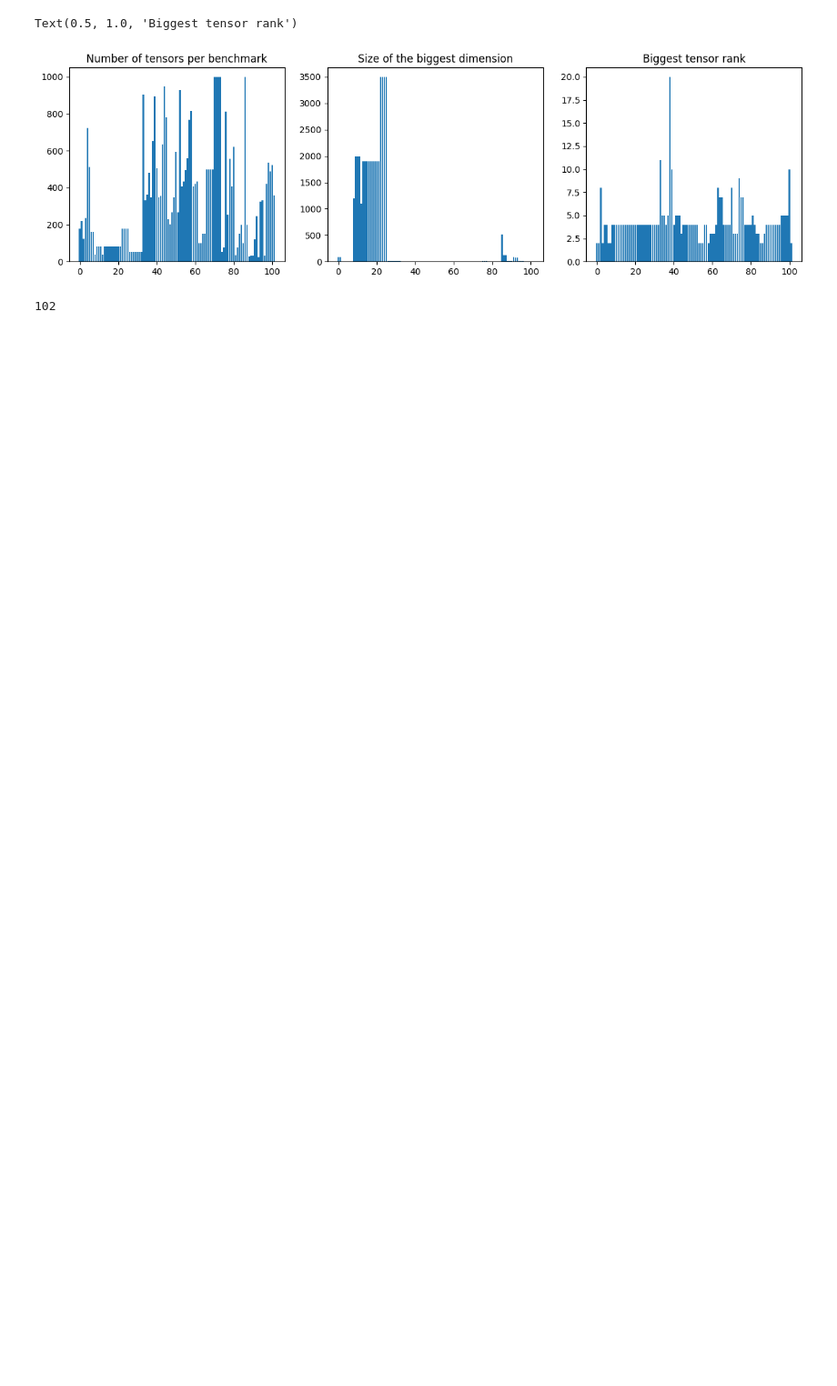
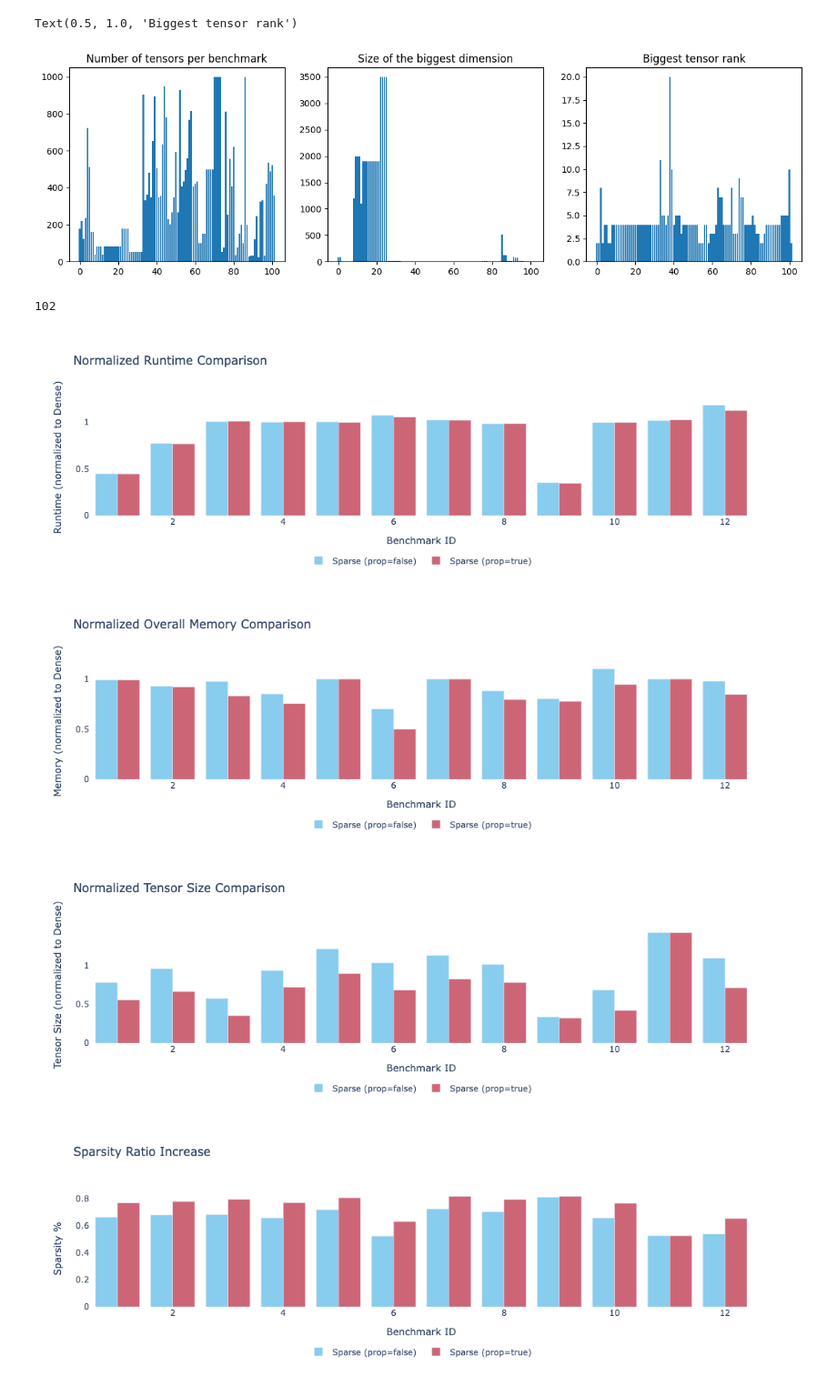
Before and after one commit to lac-dcc/adlet, a Jupyter notebook: benchmarks/analysis/einsum.ipynb, the cells around one changed output. Shown at 91% size. Saved outputs shown, nothing was run; the diff lists cells and outputs as text; code cells hidden in the pictures; blank space fills up the shorter version.

Commit message:
fix: sparsity ratio on sparsity vectors
chore: improve einsum plot

```diff
--- a/benchmarks/analysis/einsum.ipynb
+++ b/benchmarks/analysis/einsum.ipynb
@@ -46,7 +47,7 @@ print(len(benchmark_data))
 102
 # %%
 # --- Load and preprocess ---
-df = pd.read_csv("einsum-data/13_90_5_complete.txt")
+df = pd.read_csv("einsum-data/13_50_5_complete.txt")
 df.columns = df.columns.str.strip()
 df = df.loc[df["file_name"] != "mc_2021_027.txt"]
 df["benchmark_id"] = df["file_name"].factorize()[0] + 1
@@ -98,33 +99,54 @@ fig_runtime.show()
 
 # --- 2. Memory comparison (normalized) ---
 fig_memory = px.bar(
     df_sparse,
     x="benchmark_id",
     y="overall_memory_norm",
     color="method",
     barmode="group",
     labels={"benchmark_id": "Benchmark ID", "overall_memory_norm": "Memory (normalized to Dense)"},
     title="Normalized Overall Memory Comparison",
     color_discrete_sequence=px.colors.qualitative.Safe,
 )
 fig_memory.update_layout(legend=dict(orientation="h", yanchor="top", y=-0.3,
                                       xanchor="center", x=0.5), plot_bgcolor='white', legend_title=None)
 fig_memory.show()
 
 # --- 3. Tensor size comparison (normalized) ---
 fig_tensors = px.bar(
     df_sparse,
     x="benchmark_id",
     y="tensors-size_norm",
     color="method",
     barmode="group",
     labels={"benchmark_id": "Benchmark ID", "tensors-size_norm": "Tensor Size (normalized to Dense)"},
     title="Normalized Tensor Size Comparison",
     color_discrete_sequence=px.colors.qualitative.Safe,
 )
 fig_tensors.update_layout(legend=dict(orientation="h", yanchor="top", y=-0.3,
                                       xanchor="center", x=0.5), plot_bgcolor='white', legend_title=None)
 fig_tensors.show()
+
+
+
+fig_sparsity = px.bar(
+    df_sparse,
+    x="benchmark_id",
+    y="ratio_after",
+    color="method",
+    barmode="group",
+    labels={"benchmark_id": "Benchmark ID", "ratio_after": "Sparsity %"},
+    title="Sparsity Ratio Increase",
+    color_discrete_sequence=px.colors.qualitative.Safe,
+)
+fig_sparsity.update_layout(legend=dict(orientation="h", yanchor="top", y=-0.3,
+                                      xanchor="center", x=0.5), plot_bgcolor='white', legend_title=None)
+fig_sparsity.show()
+# %% [output]
+[figure, added]
+[figure, added]
+[figure, added]
+[figure, added]
 # %%
 df_sparse = df[df["method"] == "Sparse (prop=true)"]
 
```
Also changed, not shown: parts of 10 cells of this notebook, 2 other files.
